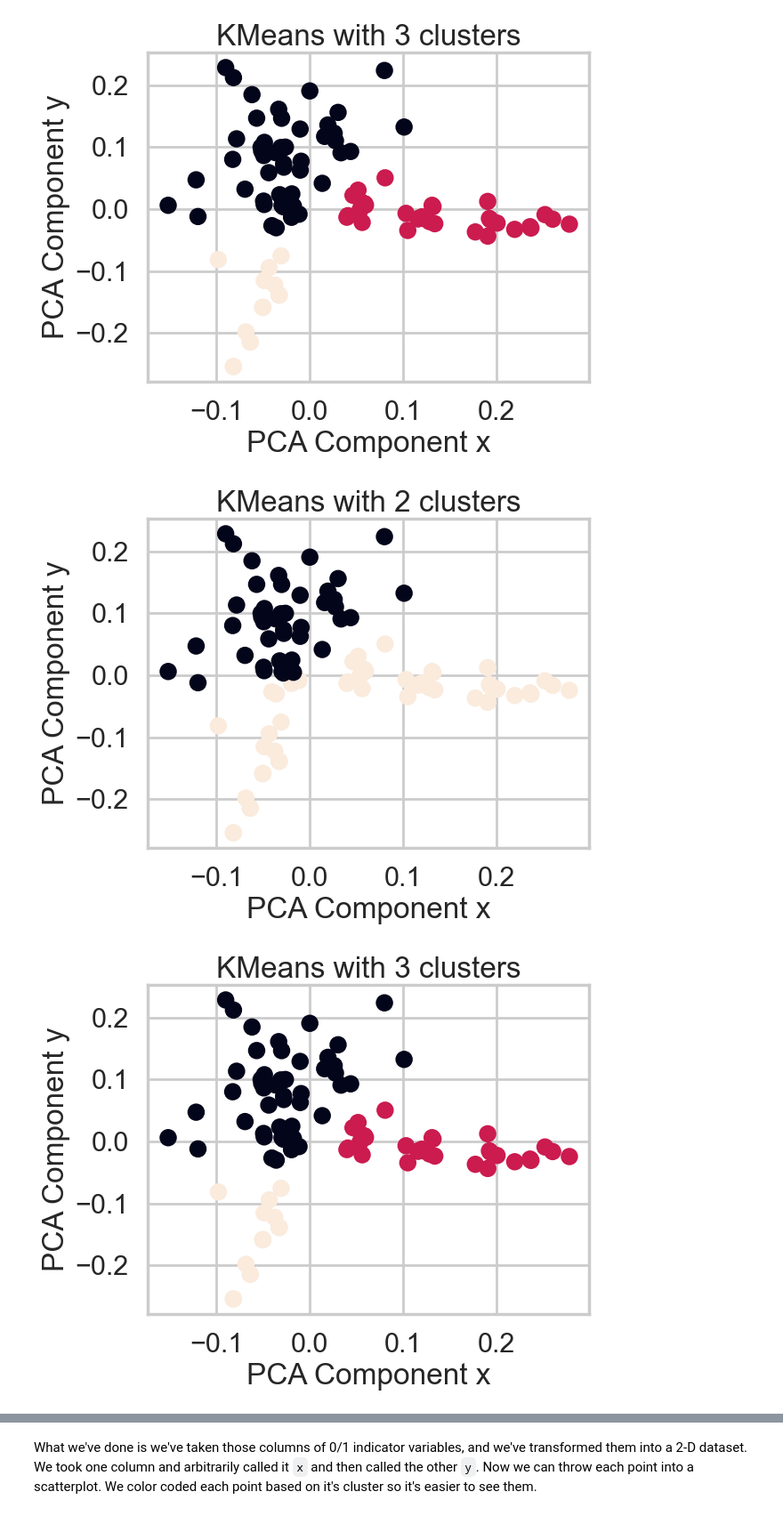
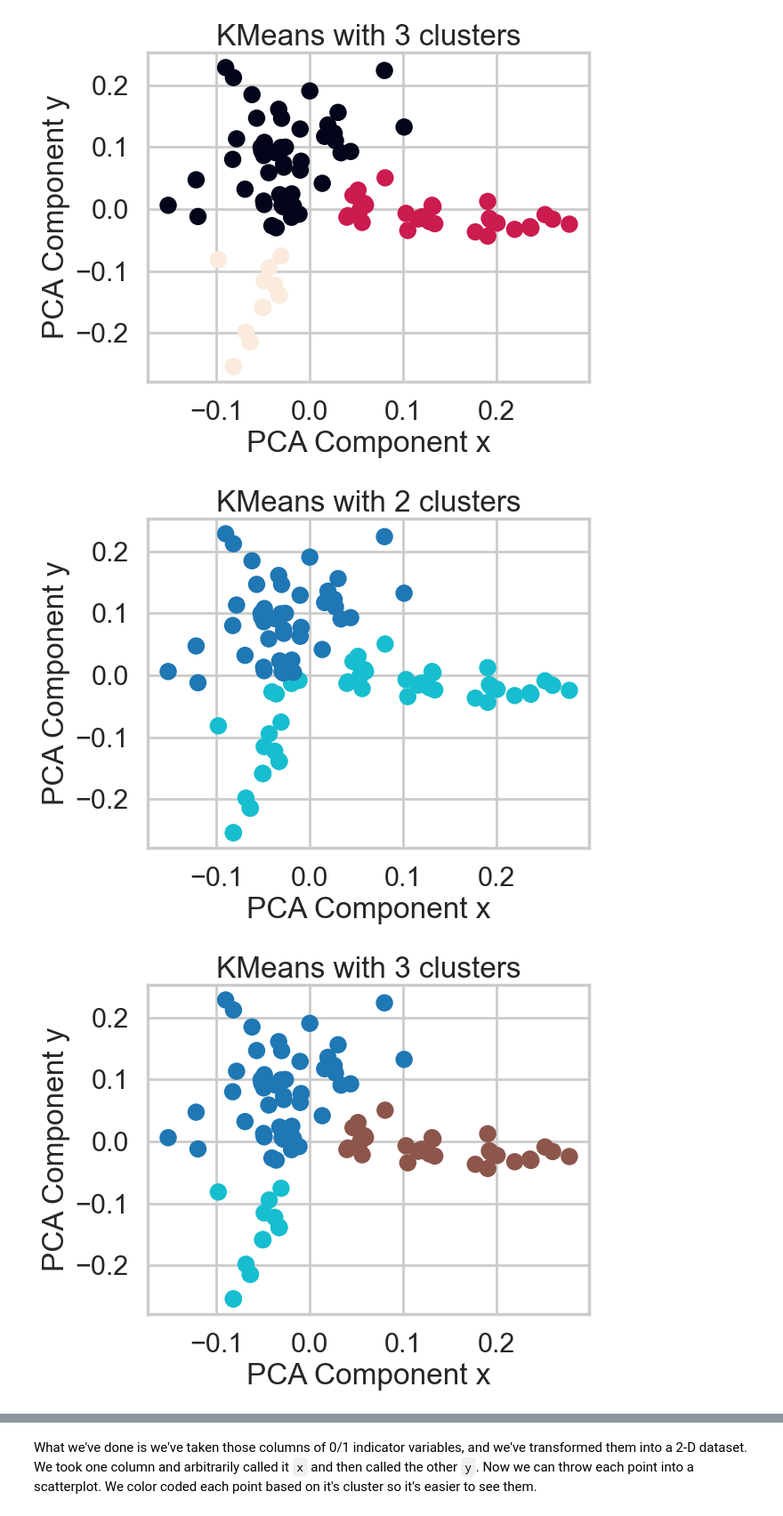
Before and after one commit to MsEM11/Clustering-Case-Study, a Jupyter notebook: Clustering Case Study - Customer Segmentation with K-Means - Tier 3.ipynb, the cells around one changed output, grey strips where cells are left out. Shown at 89% size. Drawn from its saved outputs; the diff is of its cells as text; code cells hidden in the pictures.

```diff
--- a/Clustering Case Study - Customer Segmentation with K-Means - Tier 3.ipynb
+++ b/Clustering Case Study - Customer Segmentation with K-Means - Tier 3.ipynb
@@ -363,13 +363,13 @@ plt.show()
 # %%
 # Just to see if any of hte other ones end up better
 for k in range(2,10):
     kmeans_pca = KMeans(n_clusters=k,n_init=10,random_state=42)
     kmeans_results = kmeans_pca.fit_predict(pca_results.components_.transpose())
-    plt.scatter(x=pca_results.components_[0],y=pca_results.components_[1],c=kmeans_results)
+    plt.scatter(x=pca_results.components_[0],y=pca_results.components_[1],c=kmeans_results,cmap='tab10')
     plt.xlabel('PCA Component x')
     plt.ylabel('PCA Component y')
     plt.title(f'KMeans with {k} clusters')
     plt.show()
 # %% [output]
-[figure, old version]
+[figure, new version]
-[figure, old version]
+[figure, new version]
```
Also changed, not shown: parts of 8 cells of this notebook.
